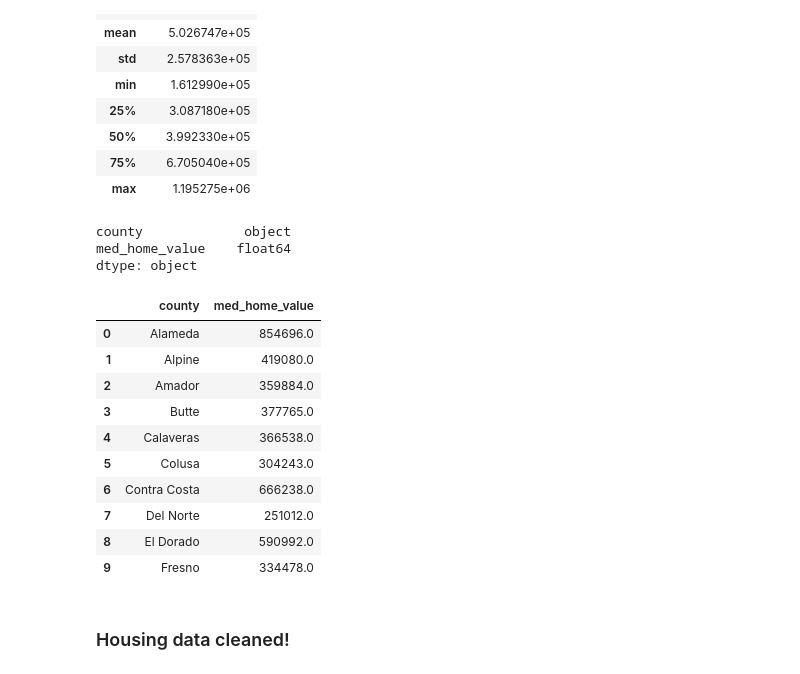
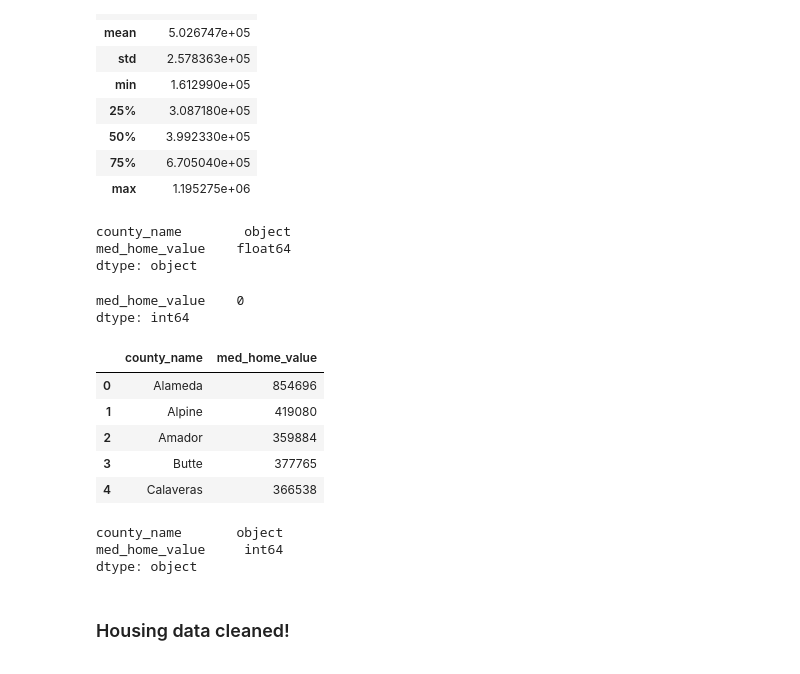
Before and after one commit to woodstockwins/1213-iris, a Jupyter notebook: projects/project-1-master/school_parse.ipynb, the cells around one changed output. Drawn from its saved outputs; the diff is of its cells as text; code cells hidden in the pictures.

```diff
--- a/projects/project-1-master/school_parse.ipynb
+++ b/projects/project-1-master/school_parse.ipynb
@@ -187,7 +201,7 @@ col_dict_charter = {
 }
 
 col_dict_house = {
-    'county'                    : 'county',
+    'county'                    : 'county_name',
     'median_home_price_q2_2021' : 'med_home_value',
 }
 
@@ -212,6 +226,16 @@ col_dict_act_dist = {
     'high'      : 'ceiling_pct',
     'weight'    : 'weight',
 }
+
+col_dict_fips = {
+    'Summary Level'                                             : 'summary_level',
+    'State Code (FIPS)'                                         : 'state',
+    'County Code (FIPS)'                                        : 'county',
+    'County Subdivision Code (FIPS)'                            : 'county_sub',
+    'Place Code (FIPS)'                                         : 'place',
+    'Consolidtated City Code (FIPS)'                            : 'fips',
+    'Area Name (including legal/statistical area description)'  : 'county_name',
+}
 # %% [markdown]
 ## ACT Data Cleaning
 #### Inspect ACT data
@@ -1200,6 +1274,11 @@ df_ca_homes.describe()
 # %%
 df_ca_homes.dtypes
 # %% [output]
-county             object
+county_name        object
 med_home_value    float64
 dtype: object
+# %%
+df_ca_homes[['med_home_value']].isna().sum()
+# %% [output]
+med_home_value    0
+dtype: int64
@@ -1206,16 +1287,21 @@ dtype: object
+# %%
+df_ca_homes.drop(57, inplace=True)
+# %%
+df_ca_homes['med_home_value'] = df_ca_homes['med_home_value'].apply(lambda x: int(x))
 # %%
-df_ca_homes.head(10)
+df_ca_homes.head()
 # %% [output]
-|  | county | med_home_value |
-| 0 | Alameda | 854696.0 |
-| 1 | Alpine | 419080.0 |
-| 2 | Amador | 359884.0 |
-| 3 | Butte | 377765.0 |
-| 4 | Calaveras | 366538.0 |
-| 5 | Colusa | 304243.0 |
-| 6 | Contra Costa | 666238.0 |
-| 7 | Del Norte | 251012.0 |
-| 8 | El Dorado | 590992.0 |
-| 9 | Fresno | 334478.0 |
+|  | county_name | med_home_value |
+| 0 | Alameda | 854696 |
+| 1 | Alpine | 419080 |
+| 2 | Amador | 359884 |
+| 3 | Butte | 377765 |
+| 4 | Calaveras | 366538 |
+# %%
+df_ca_homes.dtypes
+# %% [output]
+county_name       object
+med_home_value     int64
+dtype: object
 # %% [markdown]
 ### Housing data cleaned!
```
Also changed, not shown: parts of 60 cells of this notebook, 14 other files.
